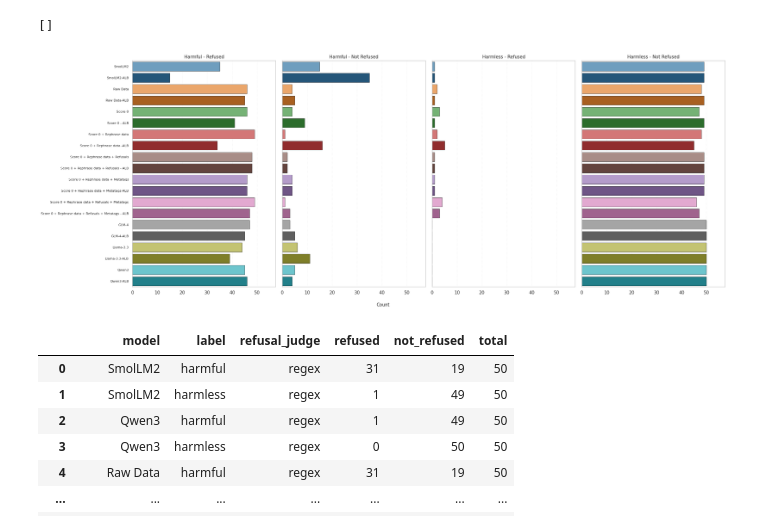
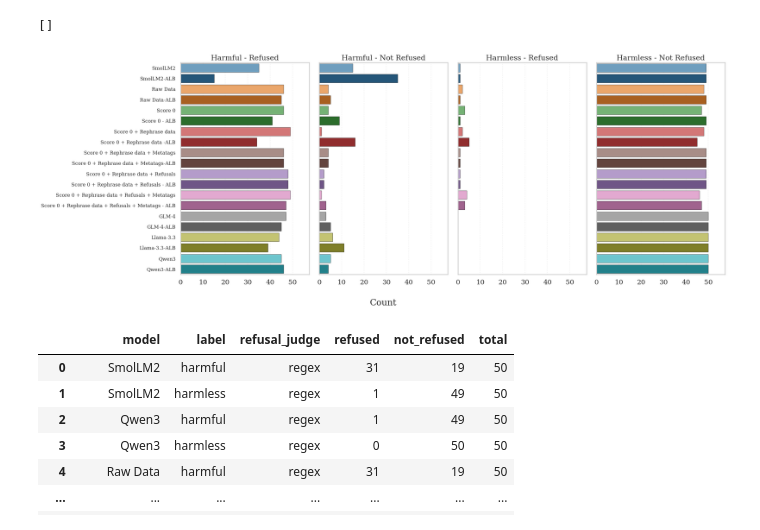
Before and after one commit to jjakubassa/safety_pretraining, a Jupyter notebook: plotting.ipynb, the cells around one changed output. Drawn from its saved outputs; the diff is of its cells as text; code cells hidden in the pictures.

Commit message:
improved plotting

```diff
--- a/plotting.ipynb
+++ b/plotting.ipynb
@@ -9,8 +9,16 @@ import numpy as np
 from matplotlib.colors import to_rgb, to_hex
 from pandas import CategoricalDtype
 
-sns.set_context("talk", font_scale=1.0)
+sns.set_context("talk", font_scale=1.5)
 sns.set_theme(font='serif')
+
+
+sns.set_theme(
+    style="whitegrid",   # adds white grid
+    context="talk",      # same as set_context("talk", ...)
+    font="serif",
+    font_scale=1.5
+)
 # %%
 df_10qs = pd.read_csv("important_csv_files/model_comparison_10q_with_llm_and_humans_summary_corrected.csv")
 df_all = pd.read_csv("important_csv_files/model_comparison_20250828_150255_with_openai_all_summary.csv")
@@ -223,6 +231,13 @@ display(corr_vs_h1.style.format({
 | 11 | Score 0 + Rephrase data + Refusals | 40 | nan | nan | nan | nan | ... |
 | 12 | Score 0 + Rephrase data + Refusal... | 40 | nan | nan | nan | nan | ... |
 # %%
+
+sns.set_theme(
+    style="whitegrid",   # adds white grid
+    context="talk",      # same as set_context("talk", ...)
+    font="serif",
+    font_scale=0.8
+)
 desired_judges = ["Human 1", "ChatGPT5", "GLM-4", "regex", "Qwen3", "SmolLM2", "GPT-oss"]
 work = df_10qs[df_10qs["refusal_judge"].isin(desired_judges)].copy()
 
@@ -282,6 +297,7 @@ ax = sns.heatmap(
     vmin=-1, vmax=1,
     xticklabels=disp_labels,
     yticklabels=disp_labels,
+    # annot=True, fmt=".2f", annot_kws={"fontsize":8},
     annot=True, fmt=".2f", annot_kws={"fontsize":8},
     cbar_kws={"label": "Pearson Correlation"},
     square=False
@@ -296,4 +312,5 @@ plt.show()
 # %%
+sns.set_theme(font='serif')
 # --------------------------------------------------------------------
 # Inputs
 # --------------------------------------------------------------------
@@ -403,6 +420,6 @@ ax = sns.heatmap(
 ax.set_xlabel("Refusal Judge")
 ax.set_ylabel("Refusal Judge")
 plt.tight_layout()
-plt.savefig("plots/human_vs_selected_judges_pairwise_corr_heatmap_diagonal.pdf", dpi=300)
+plt.savefig("plots/paper_human_vs_selected_judges_pairwise_corr_heatmap_diagonal.pdf", dpi=300)
 plt.show()
 # %% [output]
@@ -594,6 +611,12 @@ print(missing)
 []
 # %%
 
+sns.set_theme(
+    style="whitegrid",   # adds white grid
+    context="talk",      # same as set_context("talk", ...)
+    font="serif",
+    font_scale=1.0
+)
 # Expected pre-existing objects:
 # - df_sorted: DataFrame with columns ["model","label","refused","not_refused", ...]
 # - order_models: list of model names in the exact order you want
@@ -637,11 +660,13 @@ def _barh(ax, data, x_col, title):
     if leg is not None:
         leg.remove()
 
-    ax.set_title(title, fontsize=11, pad=6)
+    #ax.set_title(title, fontsize=11, pad=6)
+    ax.set_title(title, pad=6)
     ax.set_xlabel("")  # we'll add a common xlabel to the figure
     ax.set_ylabel("")
     #ax.set_xscale('log')
-    ax.tick_params(axis="y", labelsize=8)
+    ax.tick_params(axis="y", labelsize=12)
+    #ax.tick_params(axis="y")
     ax.grid(axis="x", linestyle=":", alpha=0.3)
 
 # 5) Filter once
@@ -649,37 +674,38 @@ harmful  = df_sorted[df_sorted["label"].str.lower() == "harmful"]
 harmless = df_sorted[df_sorted["label"].str.lower() == "harmless"]
 
 # 6) Unify X-scale across all four plots for fair comparison
 max_x = np.nanmax([
     harmful["refused"].max() if len(harmful) else 0,
     harmful[notref_col].max() if len(harmful) else 0,
     harmless["refused"].max() if len(harmless) else 0,
     harmless[notref_col].max() if len(harmless) else 0,
 ])
 xmax = max_x * 1.15 if np.isfinite(max_x) else None
 
 # 7) Figure & axes — taller to fit many Y labels; sharey lines up rows
-sns.set_style("whitegrid")
+# sns.set_style("whitegrid")
 fig_h = max(6, 0.45 * len(order_models))  # auto-height by number of models
 fig, axes = plt.subplots(1, 4, figsize=(24, fig_h), sharey=True)
 
 _barh(axes[0], harmful,  "refused",     "Harmful - Refused")
 _barh(axes[1], harmful,  notref_col,    "Harmful - Not Refused")
 _barh(axes[2], harmless, "refused",     "Harmless - Refused")
 _barh(axes[3], harmless, notref_col,    "Harmless - Not Refused")
 
 # 8) Apply common X limit
 if xmax is not None and np.isfinite(xmax) and xmax > 0:
     for ax in axes:
         ax.set_xlim(0, xmax)
 
 # Common X label
-fig.supxlabel("Count", fontsize=11)
+#fig.supxlabel("Count", fontsize=11)
+fig.supxlabel("Count")
 
 plt.tight_layout()
-plt.savefig("plots/df_chatgpt5_judge_model_comparison_1x4_hbar.pdf", dpi=300)
+plt.savefig("plots/paper_df_chatgpt5_judge_model_comparison_1x4_hbar.pdf", dpi=300, bbox_inches="tight")
 plt.show()
 # %% [output]
-[figure, old version]
+[figure, new version]
 # %%
 df_all
 # %% [output]
```
Also changed, not shown: parts of 6 cells of this notebook, 6 other files.
